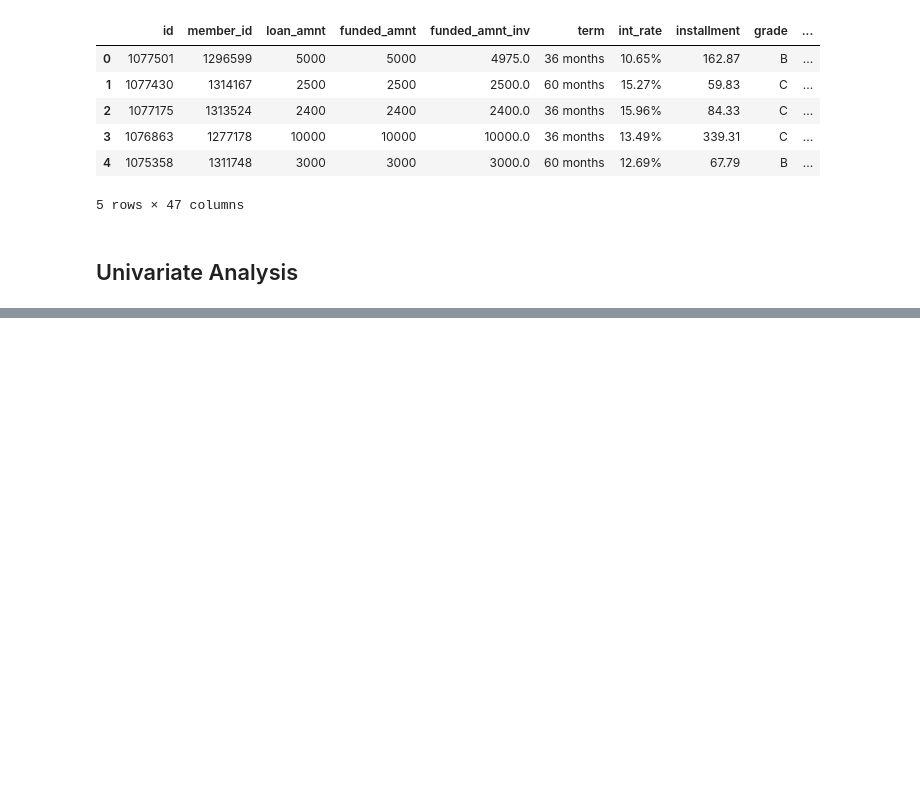
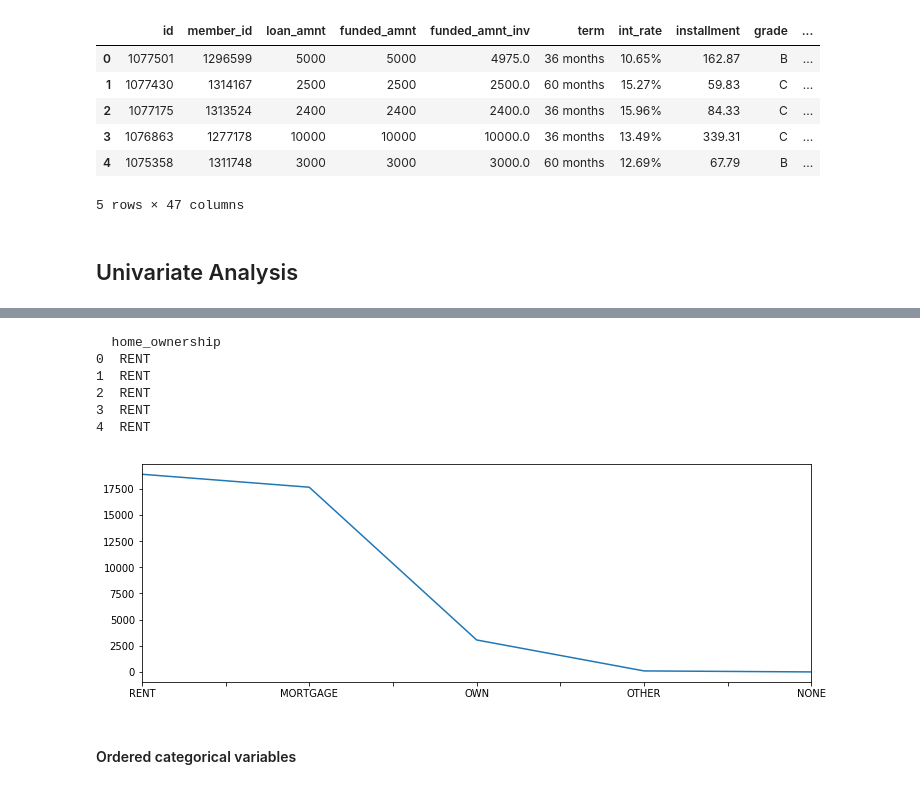
Before and after one commit to Shakeebbk/lending_club_eda, a Jupyter notebook: Solution.ipynb, the cells around one changed output, grey strips where cells are left out. Drawn from its saved outputs; the diff is of its cells as text; code cells hidden in the pictures; blank space fills up the shorter version.

```diff
--- a/Solution.ipynb
+++ b/Solution.ipynb
@@ -124,0 +186,13 @@ cleanedup_loan_data.head()
+# %%
+head_and_plot_distribution(cleanedup_loan_data, 'home_ownership')
+# majority of loans are for people with rented/mortgaged homes
+# %% [output]
+  home_ownership
+0  RENT
+1  RENT
+2  RENT
+3  RENT
+4  RENT
+[figure, added]
+# %% [markdown]
+#### Ordered categorical variables
```
Also changed, not shown: parts of 40 cells of this notebook.
